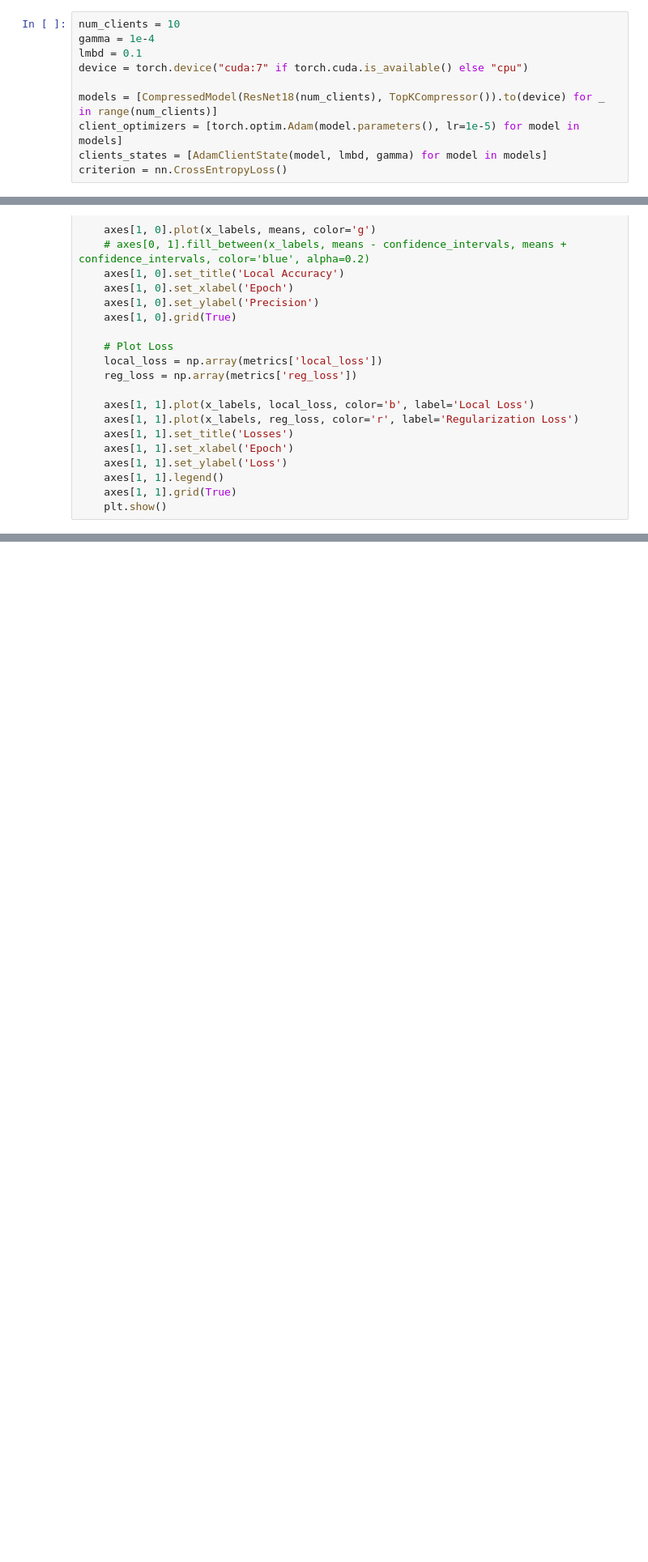
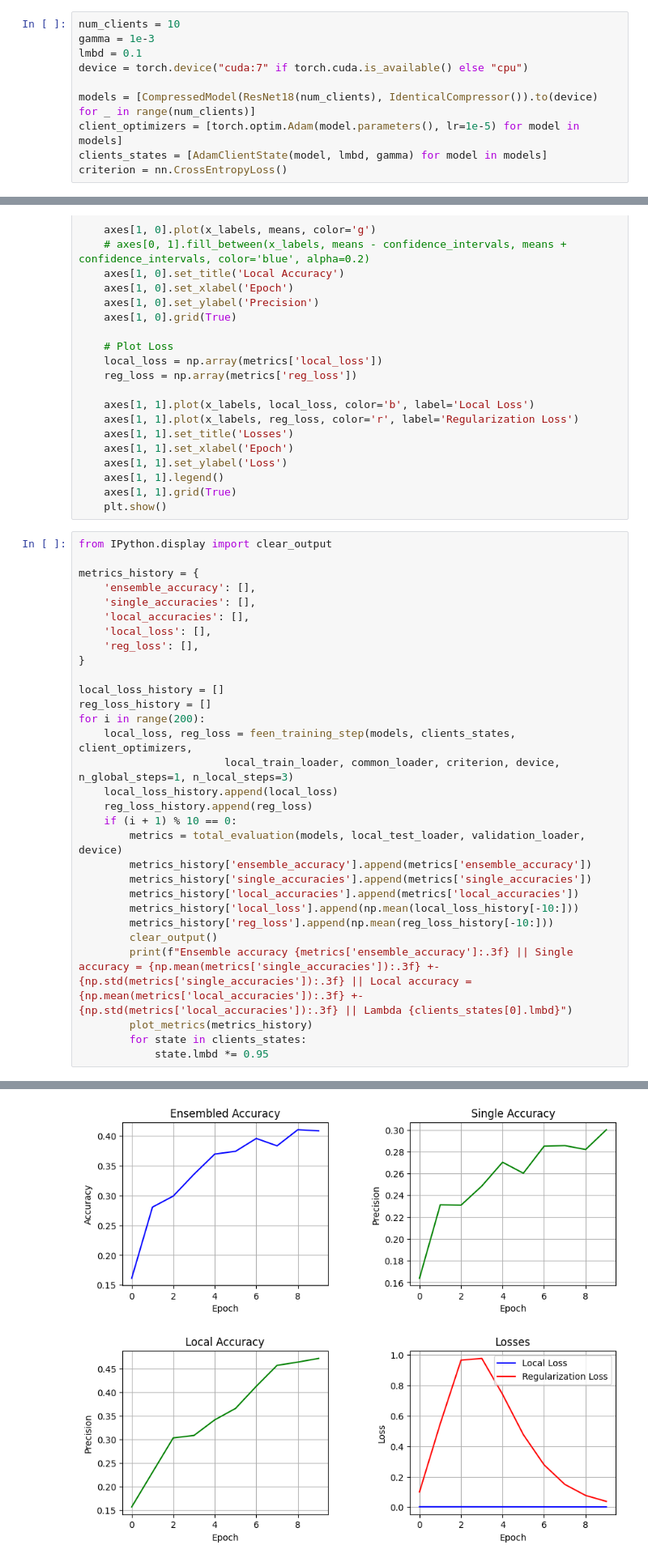
Before and after one commit to euskov17/LogitsTransmission, a Jupyter notebook: src/experiment.ipynb, the cells around one changed output, grey strips where cells are left out. Shown: that part at 81% size. Cells and saved outputs as stored; diff of their text form; blank space fills up the shorter version.

```diff
--- a/src/experiment.ipynb
+++ b/src/experiment.ipynb
@@ -12,11 +12,11 @@ from algorithms.fedavg import fed_avg_training_step
 from models import ResNet18
 # %%
 num_clients = 10
-gamma = 1e-4
+gamma = 1e-3
 lmbd = 0.1
 device = torch.device("cuda:7" if torch.cuda.is_available() else "cpu")
 
-models = [CompressedModel(ResNet18(num_clients), TopKCompressor()).to(device) for _ in range(num_clients)]
+models = [CompressedModel(ResNet18(num_clients), IdenticalCompressor()).to(device) for _ in range(num_clients)]
 client_optimizers = [torch.optim.Adam(model.parameters(), lr=1e-5) for model in models]
 clients_states = [AdamClientState(model, lmbd, gamma) for model in models]
 criterion = nn.CrossEntropyLoss()
@@ -78,3 +78,34 @@ def plot_metrics(metrics):
     axes[1, 1].legend()
     axes[1, 1].grid(True)
     plt.show()
+# %%
+from IPython.display import clear_output
+
+metrics_history = {
+    'ensemble_accuracy': [],
+    'single_accuracies': [],
+    'local_accuracies': [],
+    'local_loss': [],
+    'reg_loss': [],
+}
+
+local_loss_history = []
+reg_loss_history = []
+for i in range(200):
+    local_loss, reg_loss = feen_training_step(models, clients_states, client_optimizers,
+                       local_train_loader, common_loader, criterion, device, n_global_steps=1, n_local_steps=3)
+    local_loss_history.append(local_loss)
+    reg_loss_history.append(reg_loss)
+    if (i + 1) % 10 == 0:
+        metrics = total_evaluation(models, local_test_loader, validation_loader, device)
+        metrics_history['ensemble_accuracy'].append(metrics['ensemble_accuracy'])
+        metrics_history['single_accuracies'].append(metrics['single_accuracies'])
+        metrics_history['local_accuracies'].append(metrics['local_accuracies'])
+        metrics_history['local_loss'].append(np.mean(local_loss_history[-10:]))
+        metrics_history['reg_loss'].append(np.mean(reg_loss_history[-10:]))
+        clear_output()
+        print(f"Ensemble accuracy {metrics['ensemble_accuracy']:.3f} || Single accuracy = {np.mean(metrics['single_accuracies']):.3f} +- {np.std(metrics['single_accuracies']):.3f} || Local accuracy = {np.mean(metrics['local_accuracies']):.3f} +- {np.std(metrics['local_accuracies']):.3f} || Lambda {clients_states[0].lmbd}")
+        plot_metrics(metrics_history)
+        for state in clients_states:
+            state.lmbd *= 0.95
+# %% [output]
@@ -81 +113,2 @@ def plot_metrics(metrics):
+[figure, added]
 # %%
```
Also changed, not shown: parts of 5 cells of this notebook, 6 other files.
